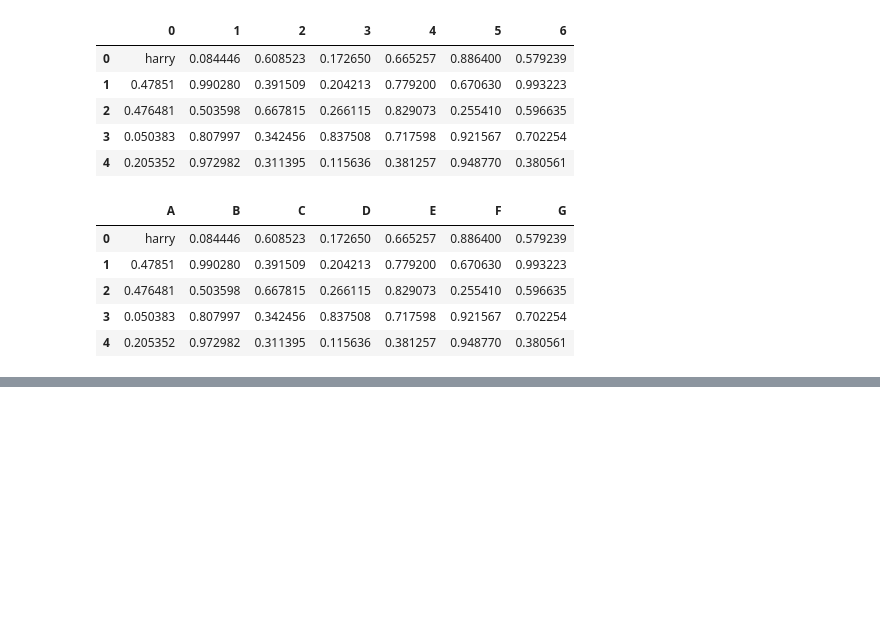
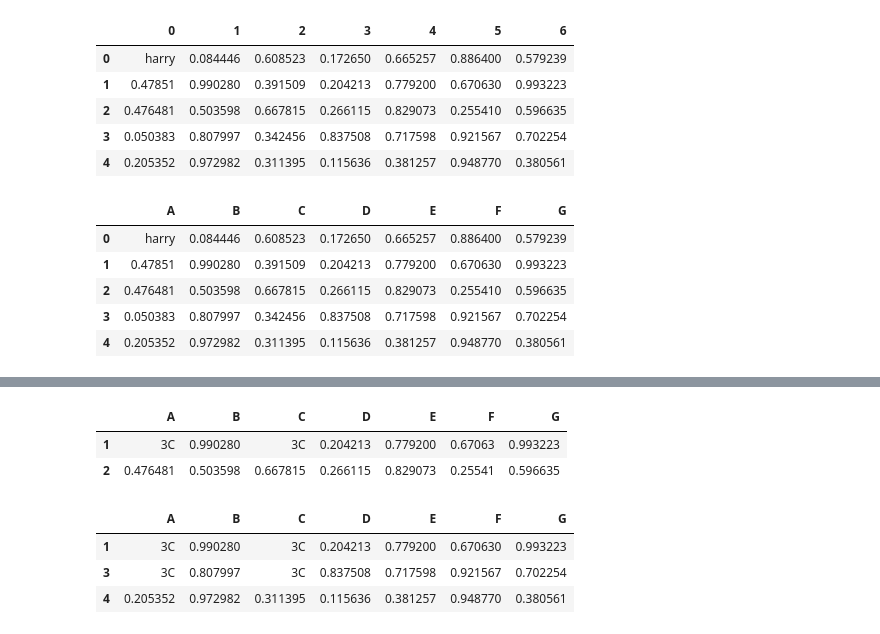
Before and after one commit to Newtanmukh/Python-Frameworks-Tutorials, a Jupyter notebook: PANDAS-June2024/SEBI.ipynb, the cells around one changed output, grey strips where cells are left out. Saved outputs shown, nothing was run; the diff lists cells and outputs as text; code cells hidden in the pictures; blank space fills up the shorter version.

```diff
--- a/PANDAS-June2024/SEBI.ipynb
+++ b/PANDAS-June2024/SEBI.ipynb
@@ -663,0 +693,13 @@ newdf2.loc[3,'C' = ""]
+# %%
+newdf2.loc[[1,2], :]
+# %% [output]
+|  | A | B | C | D | E | F | G |
+| 1 | 3C | 0.990280 | 3C | 0.204213 | 0.779200 | 0.67063 | 0.993223 |
+| 2 | 0.476481 | 0.503598 | 0.667815 | 0.266115 | 0.829073 | 0.25541 | 0.596635 |
+# %%
+newdf2.loc[newdf2['B']>0.6]
+# %% [output]
+|  | A | B | C | D | E | F | G |
+| 1 | 3C | 0.990280 | 3C | 0.204213 | 0.779200 | 0.670630 | 0.993223 |
+| 3 | 3C | 0.807997 | 3C | 0.837508 | 0.717598 | 0.921567 | 0.702254 |
+| 4 | 0.205352 | 0.972982 | 0.311395 | 0.115636 | 0.381257 | 0.948770 | 0.380561 |
```
Also changed, not shown: parts of 5 cells of this notebook.
